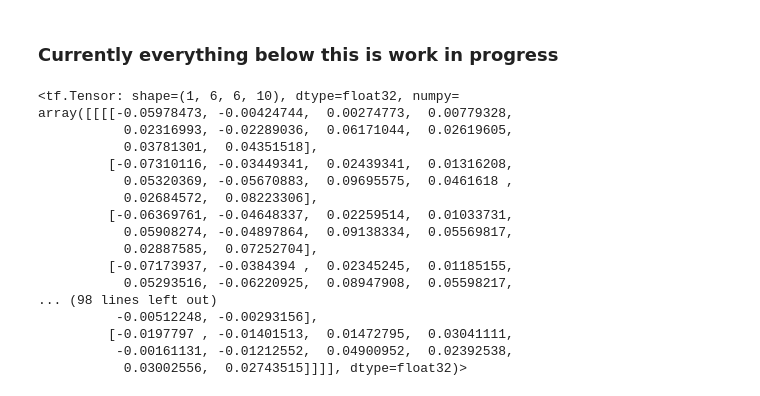
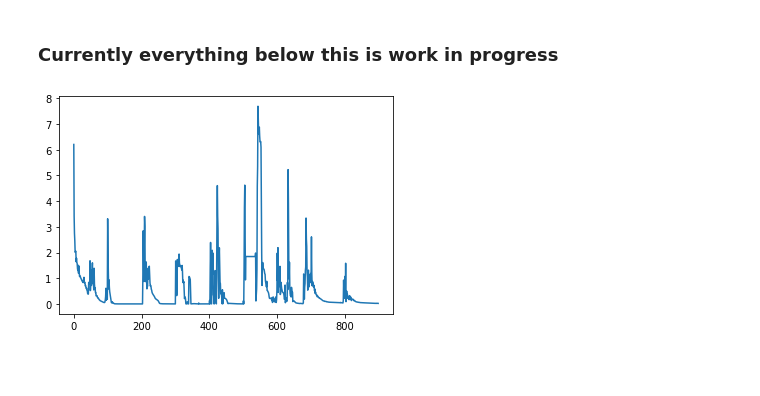
Before and after one commit to tnfru/abstraction_and_reasoning, a Jupyter notebook: ARC.ipynb, the cells around one changed output. Cells and saved outputs as stored; diff of their text form; code cells hidden in the pictures; blank space fills up the shorter version.

```diff
--- a/ARC.ipynb
+++ b/ARC.ipynb
@@ -245,21 +230,9 @@ x = inp2img(task_sample['input'])
-# %%
-model = ca_model(task_sample)
-model(x)
-# %% [output]
-<tf.Tensor: shape=(1, 6, 6, 10), dtype=float32, numpy=
-array([[[[-0.05978473, -0.00424744,  0.00274773,  0.00779328,
-           0.02316993, -0.02289036,  0.06171044,  0.02619605,
-           0.03781301,  0.04351518],
-         [-0.07310116, -0.03449341,  0.02439341,  0.01316208,
-           0.05320369, -0.05670883,  0.09695575,  0.0461618 ,
-           0.02684572,  0.08223306],
-         [-0.06369761, -0.04648337,  0.02259514,  0.01033731,
-           0.05908274, -0.04897864,  0.09138334,  0.05569817,
-           0.02887585,  0.07252704],
-         [-0.07173937, -0.0384394 ,  0.02345245,  0.01185155,
-           0.05293516, -0.06220925,  0.08947908,  0.05598217,
-... (98 lines left out)
-          -0.00512248, -0.00293156],
-         [-0.0197797 , -0.01401513,  0.01472795,  0.03041111,
-          -0.00161131, -0.01212552,  0.04900952,  0.02392538,
-           0.03002556,  0.02743515]]]], dtype=float32)>
+# %%
+def get_model():
+  inputs = Input(shape=(None, None, 10))
+  x = Conv2D(128, 3, padding='same')(inputs)
+  x = Activation('relu')(x)
+  x = Conv2D(10, 1)(x)
+  outputs = tf.keras.activations.softmax(x, axis=3)
+
+  return tf.keras.Model(inputs=inputs, outputs=outputs)
@@ -265,0 +292,9 @@ array([[[[-0.05978473, -0.00424744,  0.00274773,  0.00779328,
+# %%
+#task = train_tasks[1]
+task = train_tasks[347]['train']
+# %%
+model, losses = solve_task(task)
+# %%
+plt.plot(losses);
+# %% [output]
+[figure, added]
```
Also changed, not shown: parts of 12 cells of this notebook.
